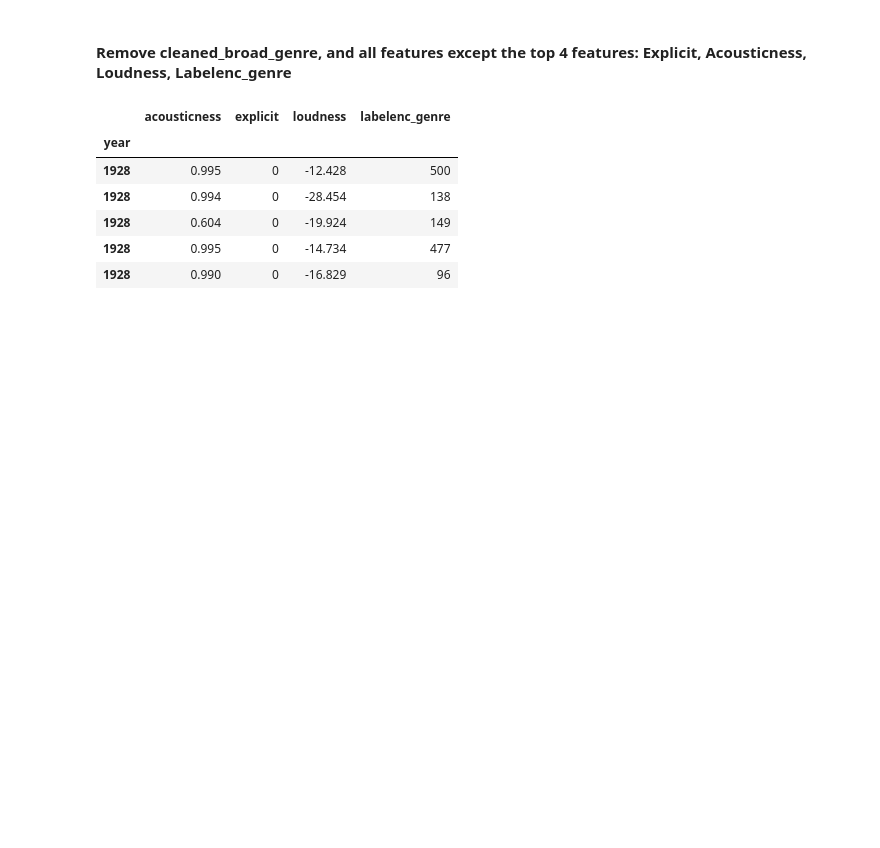
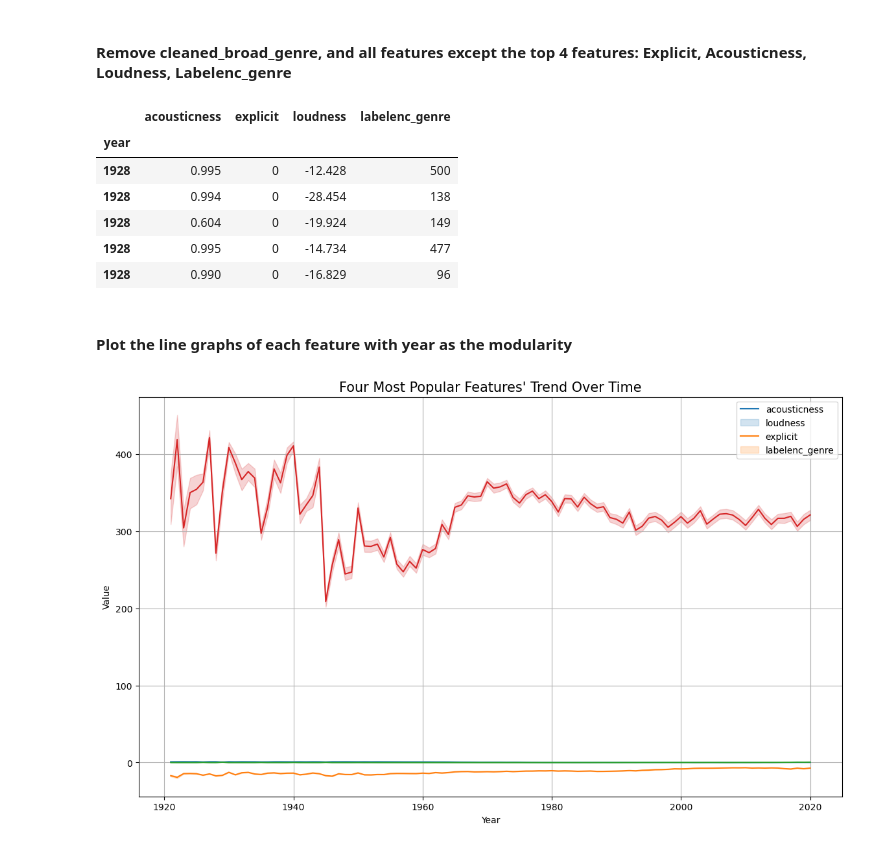
Before and after one commit to moraditya/spotify-time-series, a Jupyter notebook: models/spotify-time-series-ARIMA-LSTM.ipynb, the cells around one changed output. Saved outputs shown, nothing was run; the diff lists cells and outputs as text; code cells hidden in the pictures; blank space fills up the shorter version.

```diff
--- a/models/spotify-time-series-ARIMA-LSTM.ipynb
+++ b/models/spotify-time-series-ARIMA-LSTM.ipynb
@@ -37,3 +37,25 @@ df.head()
 | 1928 | 0.604 | 0 | -19.924 | 149 |
 | 1928 | 0.995 | 0 | -14.734 | 477 |
 | 1928 | 0.990 | 0 | -16.829 | 96 |
+# %% [markdown]
+#### Plot the line graphs of each feature with year as the modularity
+# %%
+# create a simple line plot for initial analysis
+plt.figure(figsize=(14,8))
+plt.title("Four Most Popular Features' Trend Over Time", fontdict={"fontsize": 15})
+
+# list of the four features you want to plot
+features = ["acousticness", "loudness", "explicit", "labelenc_genre"]
+
+# plot each feature as a line in the same plot
+for feature in features:
+    sns.lineplot(x='year', y=feature, data=df, label=feature)
+
+# add labels and legend
+plt.xlabel("Year")
+plt.ylabel("Value")
+plt.legend(features)
+plt.grid(True)
+plt.show()
+# %% [output]
+[figure, added]
```
Also changed, not shown: parts of 5 cells of this notebook.
